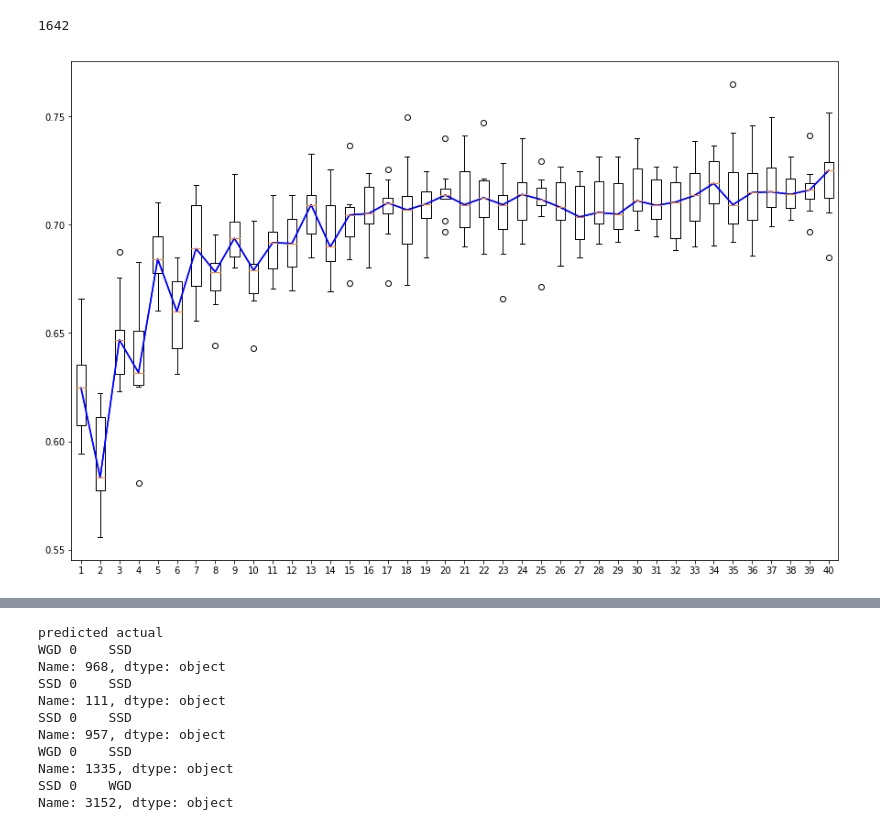
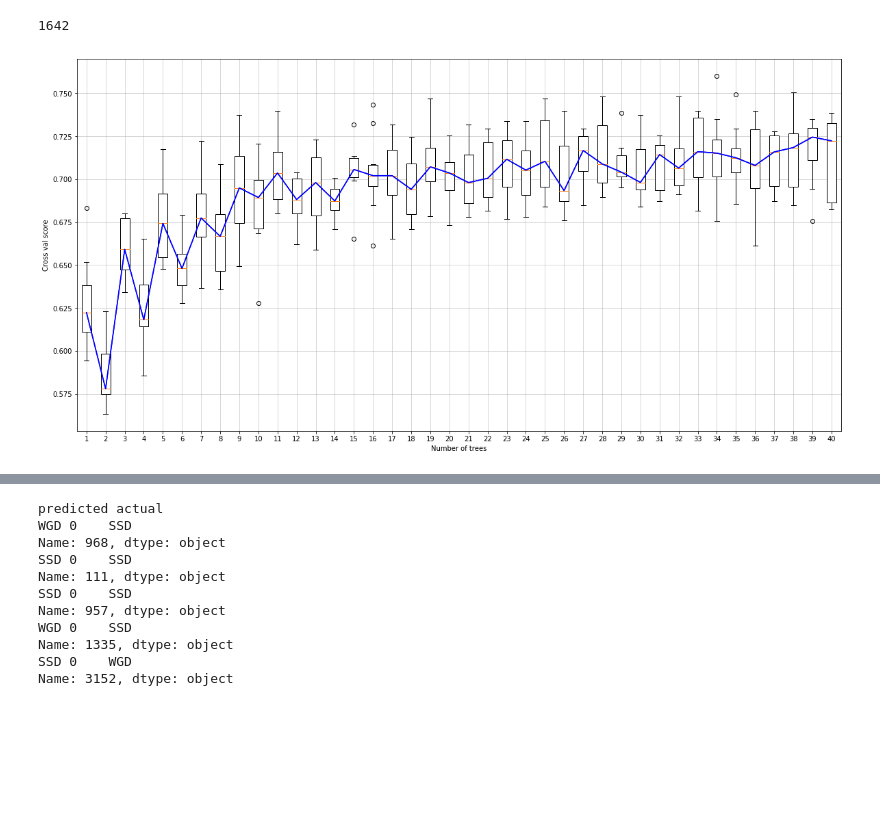
Before and after one commit to ZoeVance/data_cleaning_backup, a Jupyter notebook: Stats.ipynb, the cells around one changed output, grey strips where cells are left out. Cells and saved outputs as stored; diff of their text form; code cells hidden in the pictures; blank space fills up the shorter version.

```diff
--- a/Stats.ipynb
+++ b/Stats.ipynb
@@ -938,6 +938,7 @@ from sklearn.model_selection import train_test_split
 from sklearn.ensemble import RandomForestClassifier
 from sklearn.metrics import accuracy_score
 from sklearn.metrics import confusion_matrix
+from imblearn.under_sampling import RandomUnderSampler
 
 
 dataset = pd.read_csv('final_feature_dataset.csv')
@@ -948,6 +949,21 @@ feature_list = [x for x in dataset if x != 'dup_type']
 features = dataset[feature_list]
 target = dataset['dup_type']
 
-train_f, test_f, train_t, test_t = train_test_split(features, target, train_size=0.7)
-test_f.reset_index()
-test_t.reset_index()
+
+# gives unbalanced dataset
+# train_x, test_x, train_y, test_y = train_test_split(features, target, train_size=0.7)
+# test_x.reset_index()
+# test_y.reset_index()
+
+
+sampler = RandomUnderSampler()
+
+new_X, new_Y  = sampler.fit_sample(features, target)
+new_X, new_Y = pd.DataFrame(new_X, columns=[x for x in features]), pd.DataFrame(new_Y)
+
+train_x, test_x, train_y, test_y = train_test_split(new_X, new_Y, train_size = 0.7)
+
+train_y, test_y = train_y.values.ravel(), test_y.values.ravel()
+
+rf = RandomForestClassifier()
+rf.fit(train_x, train_y)
@@ -1108,16 +1104,22 @@ for n in range(1,41):
     score.append(list(val))
 # %%
 import numpy as np
-fig, ax = plt.subplots(figsize=(15,10))
-boxes = ax.boxplot(score)
+fig, ax = plt.subplots(figsize=(20,10))
+boxes = ax.boxplot(score, zorder=350, patch_artist=True)
 x_list, y_list = [],[]
+for b in boxes['boxes']:
+    b.set_facecolor('w')
 for m in boxes['medians']:
     xs = m._x
     x = np.mean(xs)
     y = m._y
     x_list.append(x)
     y_list.append(y)
-ax.plot(x_list, y_list, color='b')
+ax.plot(x_list, y_list, color='b', zorder=3423)
+ax.grid(linewidth=0.5, zorder=-1)
+ax.set_xlabel('Number of trees')
+ax.set_ylabel('Cross val score')
+plt.savefig('cross_val_rf.png')
 plt.show()
 # %% [output]
-[figure, old version]
+[figure, new version]
```
Also changed, not shown: parts of 24 cells of this notebook, 3 other files.
